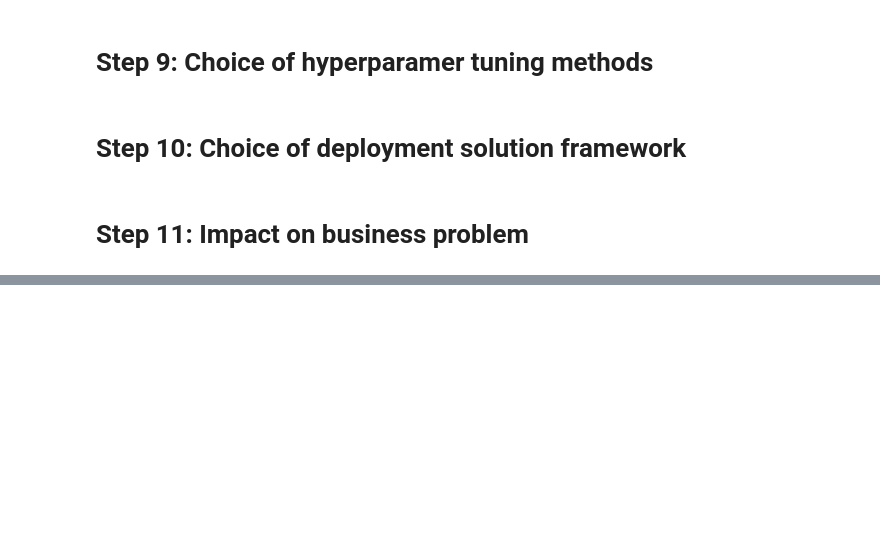
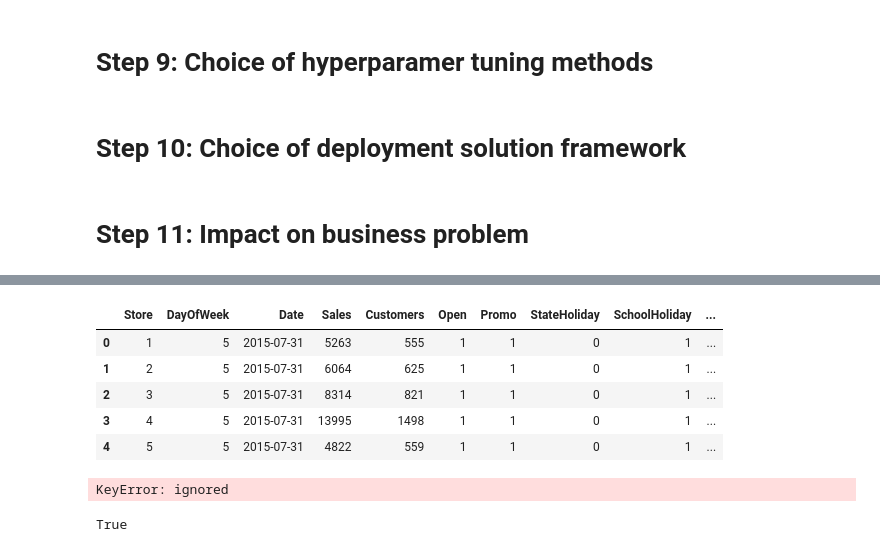
Before and after one commit to omkar123katare/Capstone_2_Retail_sales_prediction, a Jupyter notebook: retail_sales__predicton_capstone_2.ipynb, the cells around one changed output, grey strips where cells are left out. Cells and saved outputs as stored; diff of their text form; code cells hidden in the pictures; blank space fills up the shorter version.

```diff
--- a/retail_sales__predicton_capstone_2.ipynb
+++ b/retail_sales__predicton_capstone_2.ipynb
@@ -367,0 +490,22 @@ However, before I do that, a mind map can be useful when creating all the hypoth
+# %%
+new_df=pd.merge(data1,data2,on='Store',how='left')
+# %%
+new_df['Date']=pd.to_datetime(new_df['Date'])
+# %%
+
+new_df['Transaction_month'] = new_df['Date'].dt.strftime('%b')
+# %%
+new_df['PromoInterval'].fillna('Not_participating',inplace=True)
+# %%
+new_df.head()
+# %% [output]
+|  | Store | DayOfWeek | Date | Sales | Customers | Open | Promo | StateHoliday | SchoolHoliday | ... |
+| 0 | 1 | 5 | 2015-07-31 | 5263 | 555 | 1 | 1 | 0 | 1 | ... |
+| 1 | 2 | 5 | 2015-07-31 | 6064 | 625 | 1 | 1 | 0 | 1 | ... |
+| 2 | 3 | 5 | 2015-07-31 | 8314 | 821 | 1 | 1 | 0 | 1 | ... |
+| 3 | 4 | 5 | 2015-07-31 | 13995 | 1498 | 1 | 1 | 0 | 1 | ... |
+| 4 | 5 | 5 | 2015-07-31 | 4822 | 559 | 1 | 1 | 0 | 1 | ... |
+# %%
+new_df.head(50).apply(lambda x:x.loc['PromoInterval'])
+# %% [output]
+KeyError: ignored
@@ -367,0 +515,4 @@ However, before I do that, a mind map can be useful when creating all the hypoth
+# %%
+func1('omkar','omk,omkar')
+# %% [output]
+True
```
Also changed, not shown: parts of 22 cells of this notebook.
